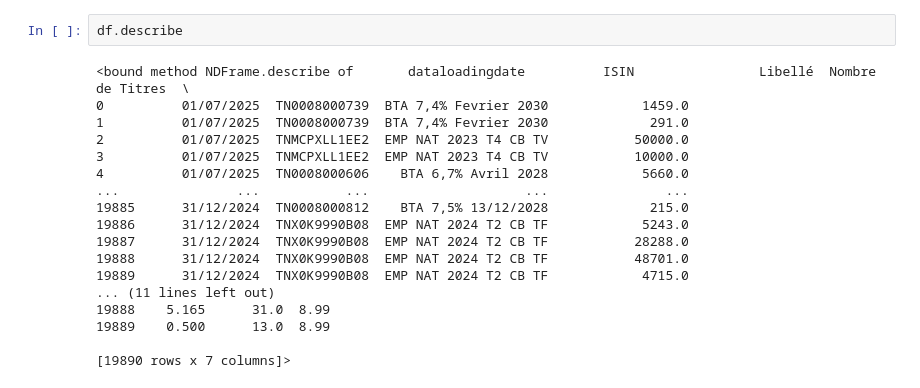
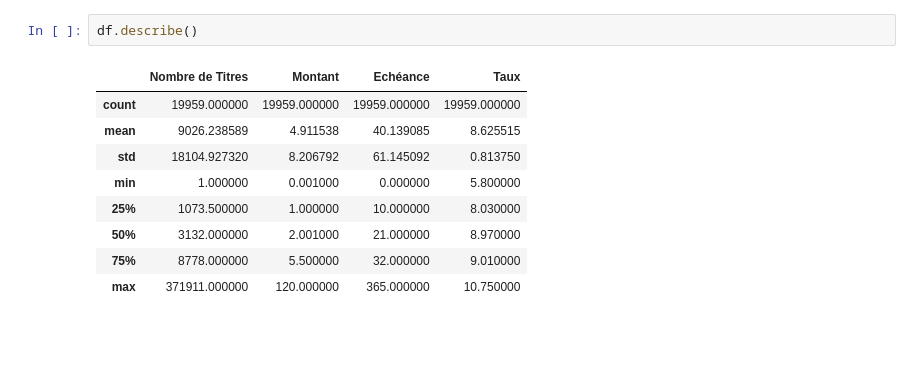
Before and after one commit to KADRSO2810/AMEN_AI, a Jupyter notebook: day 6/understandingdata 2.0.ipynb, the cells around one changed output. Drawn from its saved outputs; the diff is of its cells as text; blank space fills up the shorter version.

```diff
--- a/day 6/understandingdata 2.0.ipynb
+++ b/day 6/understandingdata 2.0.ipynb
@@ -39,20 +24,12 @@ dtype: object
 # %%
-df.describe
+df.describe()
 # %% [output]
-<bound method NDFrame.describe of       dataloadingdate          ISIN                Libellé  Nombre de Titres  \
-0          01/07/2025  TN0008000739  BTA 7,4% Fevrier 2030            1459.0
-1          01/07/2025  TN0008000739  BTA 7,4% Fevrier 2030             291.0
-2          01/07/2025  TNMCPXLL1EE2  EMP NAT 2023 T4 CB TV           50000.0
-3          01/07/2025  TNMCPXLL1EE2  EMP NAT 2023 T4 CB TV           10000.0
-4          01/07/2025  TN0008000606    BTA 6,7% Avril 2028            5660.0
-...               ...           ...                    ...               ...
-19885      31/12/2024  TN0008000812    BTA 7,5% 13/12/2028             215.0
-19886      31/12/2024  TNX0K9990B08  EMP NAT 2024 T2 CB TF            5243.0
-19887      31/12/2024  TNX0K9990B08  EMP NAT 2024 T2 CB TF           28288.0
-19888      31/12/2024  TNX0K9990B08  EMP NAT 2024 T2 CB TF           48701.0
-19889      31/12/2024  TNX0K9990B08  EMP NAT 2024 T2 CB TF            4715.0
-... (11 lines left out)
-19888    5.165      31.0  8.99
-19889    0.500      13.0  8.99
-
-[19890 rows x 7 columns]>
+|  | Nombre de Titres | Montant | Echéance | Taux |
+| count | 19959.000000 | 19959.000000 | 19959.000000 | 19959.000000 |
+| mean | 9026.238589 | 4.911538 | 40.139085 | 8.625515 |
+| std | 18104.927320 | 8.206792 | 61.145092 | 0.813750 |
+| min | 1.000000 | 0.001000 | 0.000000 | 5.800000 |
+| 25% | 1073.500000 | 1.000000 | 10.000000 | 8.030000 |
+| 50% | 3132.000000 | 2.001000 | 21.000000 | 8.970000 |
+| 75% | 8778.000000 | 5.500000 | 32.000000 | 9.010000 |
+| max | 371911.000000 | 120.000000 | 365.000000 | 10.750000 |
```
Also changed, not shown: parts of 20 cells of this notebook, 10 other files.
